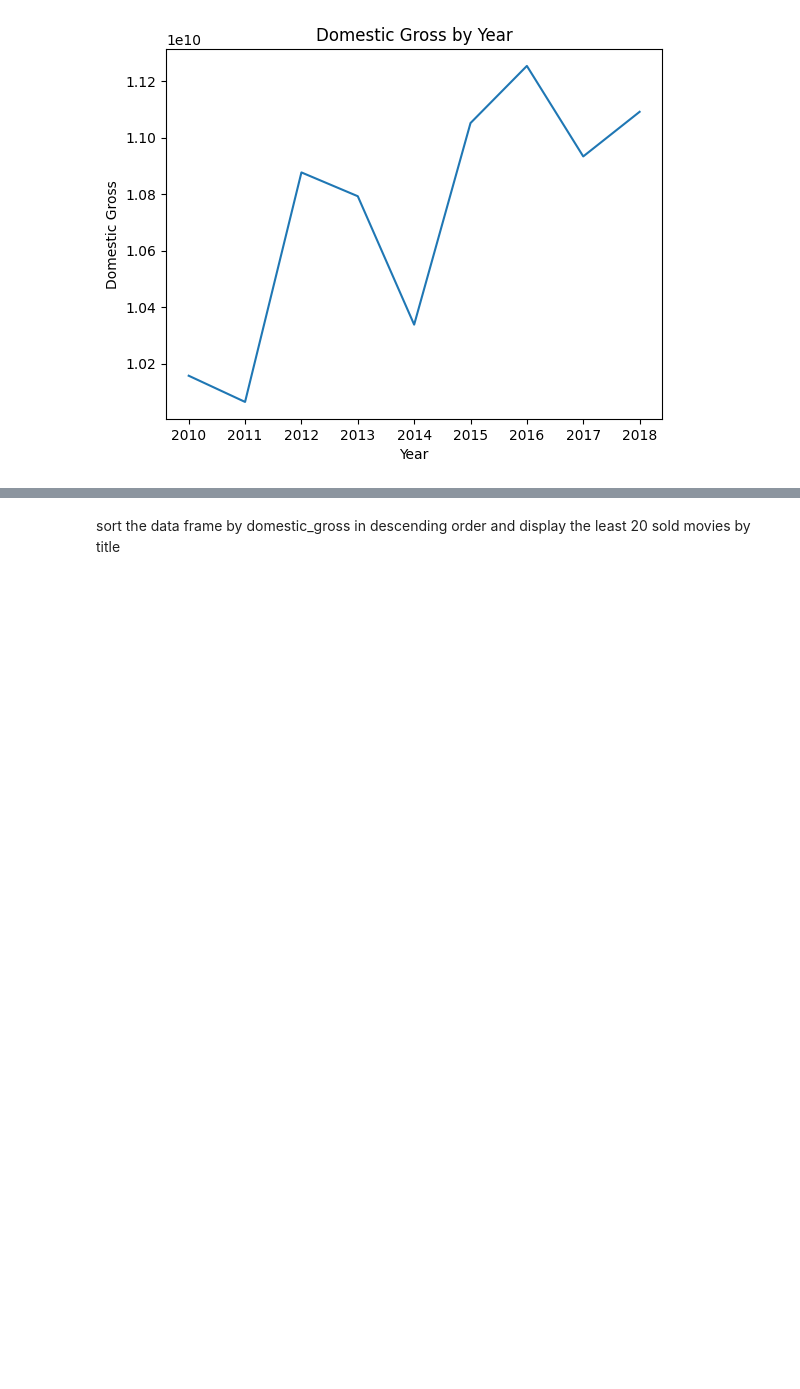
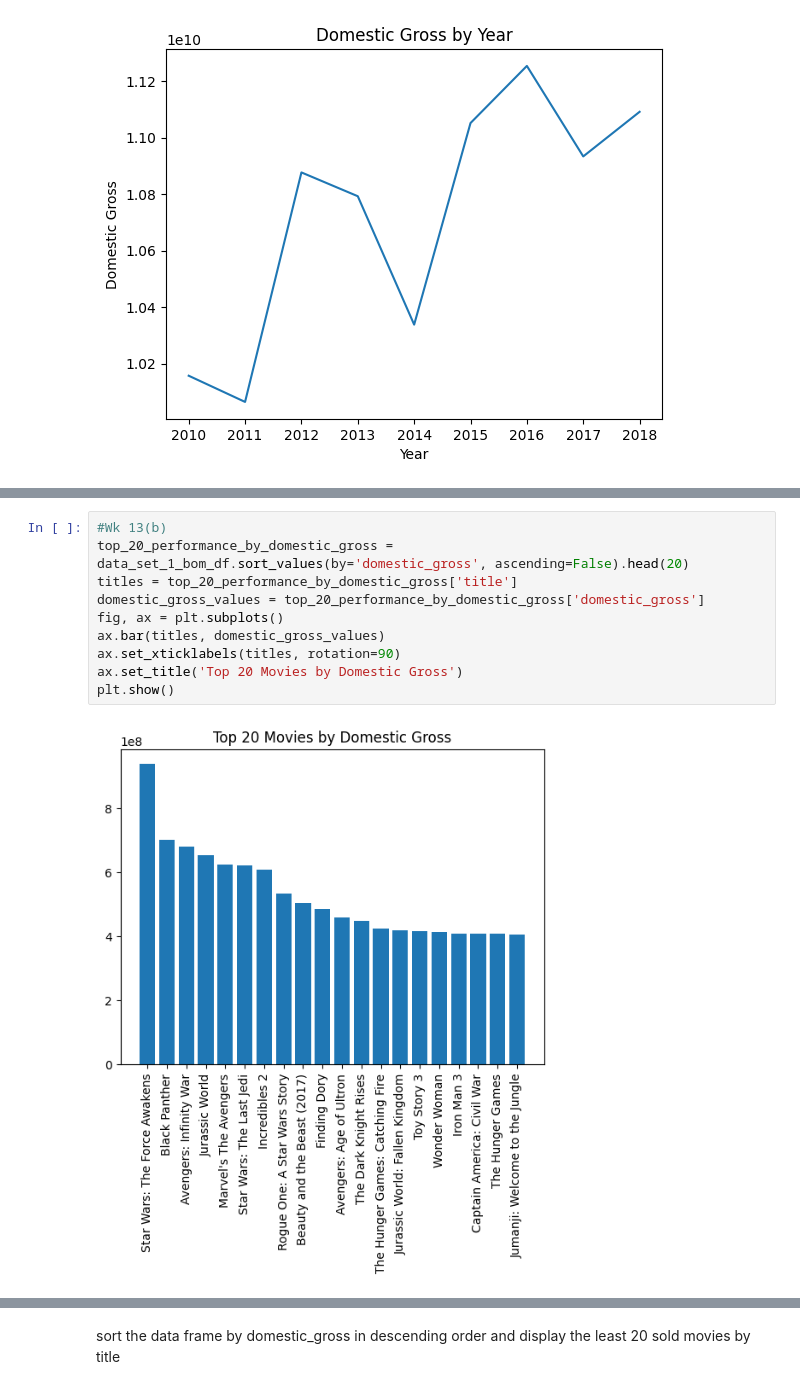
Before and after one commit to learn-co-curriculum/dsc-data-serialization-lab, a Jupyter notebook: Copy_of_Phase_1_Project_Sgathai_PRT3_Noah_Kandie.ipynb, the cells around one changed output, grey strips where cells are left out. Cells and saved outputs as stored; diff of their text form; blank space fills up the shorter version.

```diff
--- a/Copy_of_Phase_1_Project_Sgathai_PRT3_Noah_Kandie.ipynb
+++ b/Copy_of_Phase_1_Project_Sgathai_PRT3_Noah_Kandie.ipynb
@@ -373,0 +396,12 @@ print(top_20_performance_by_domestic_gross[['title', 'domestic_gross']])
+# %%
+#Wk 13(b)
+top_20_performance_by_domestic_gross = data_set_1_bom_df.sort_values(by='domestic_gross', ascending=False).head(20)
+titles = top_20_performance_by_domestic_gross['title']
+domestic_gross_values = top_20_performance_by_domestic_gross['domestic_gross']
+fig, ax = plt.subplots()
+ax.bar(titles, domestic_gross_values)
+ax.set_xticklabels(titles, rotation=90)
+ax.set_title('Top 20 Movies by Domestic Gross')
+plt.show()
+# %% [output]
+[figure, added]
```
Also changed, not shown: parts of 81 cells of this notebook.
